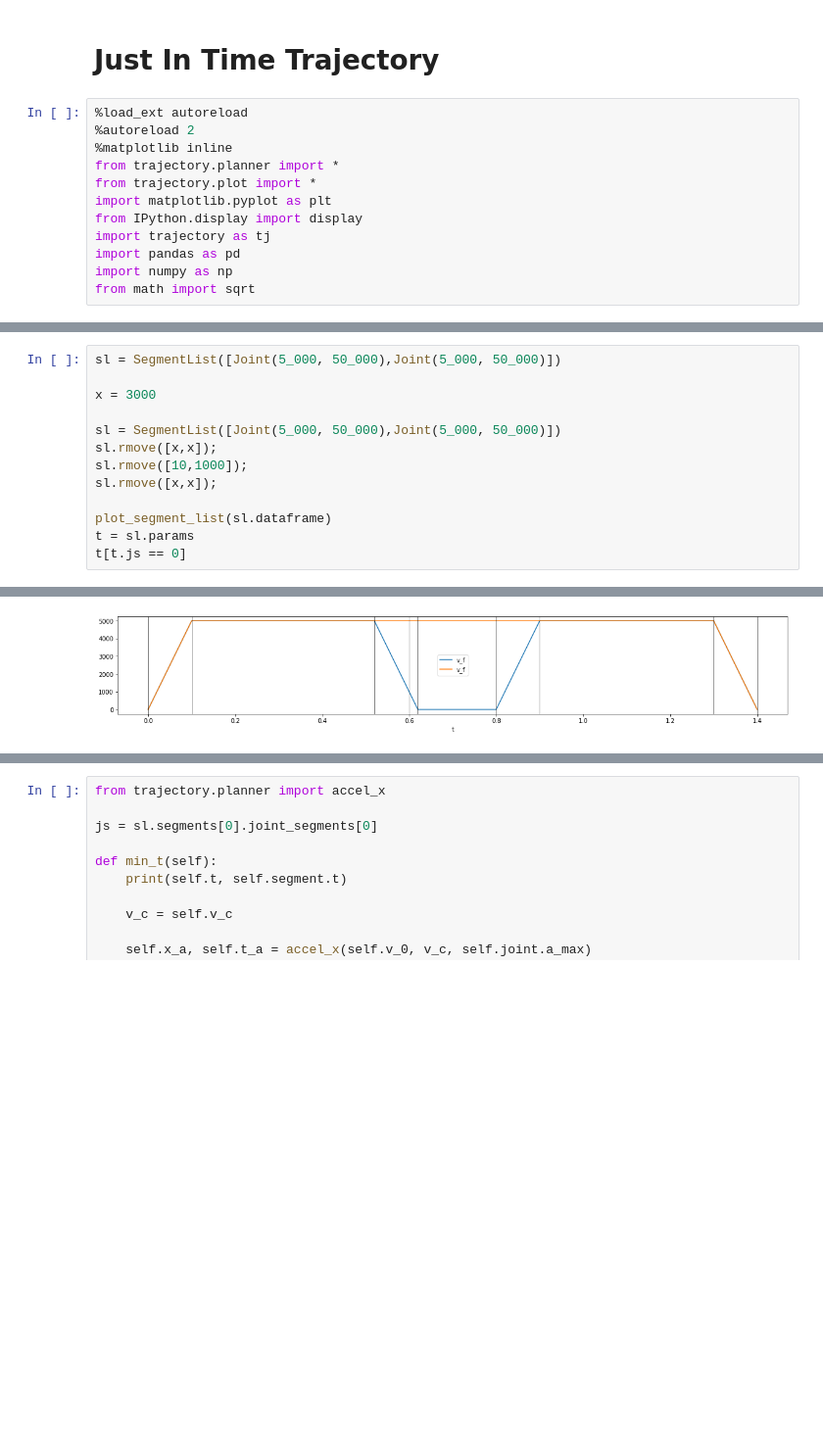
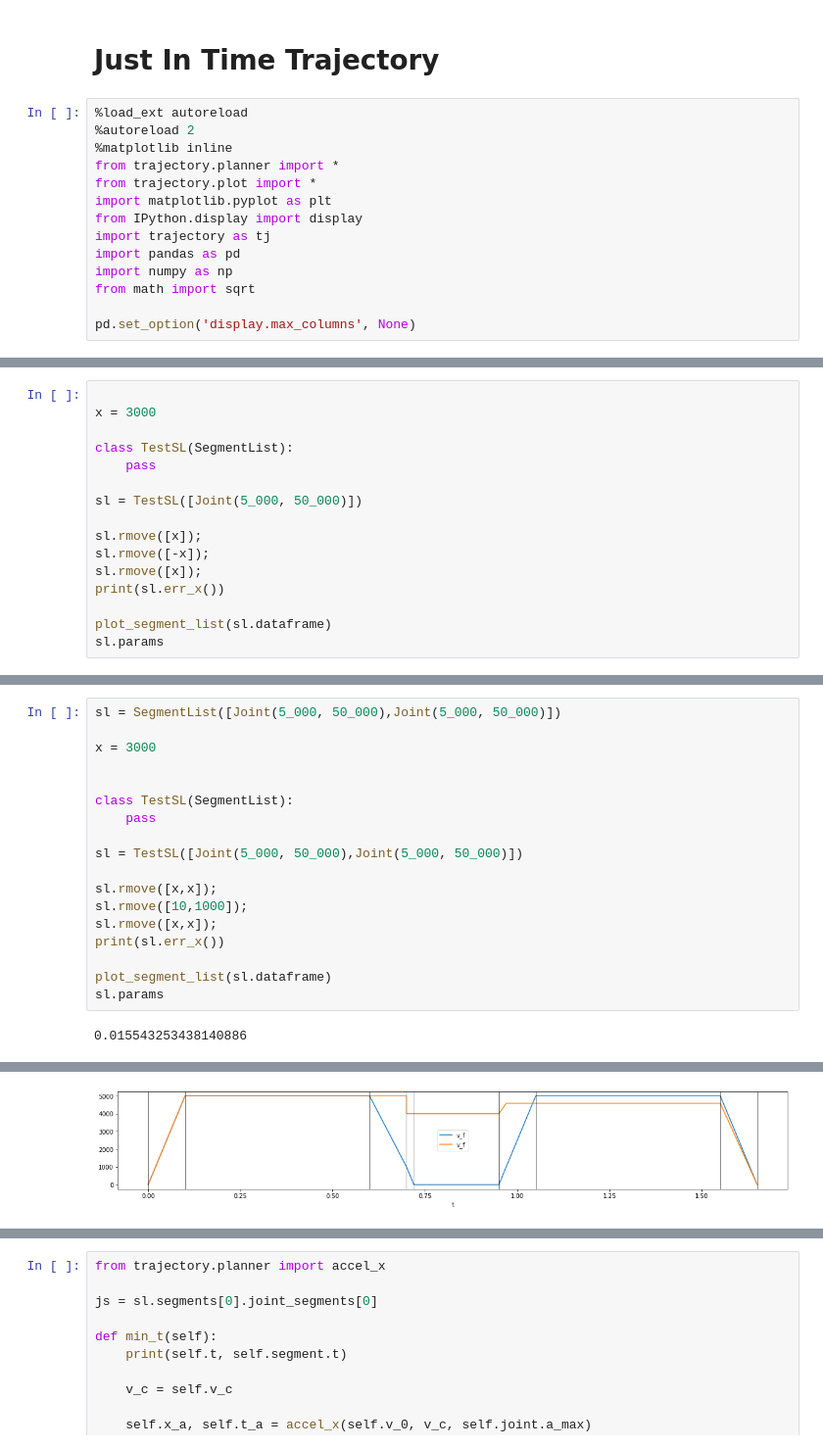
Before and after one commit to Busboombot/trajectory, a Jupyter notebook: design/Notebooks/JITTrajectory.ipynb, the cells around one changed output, grey strips where cells are left out. Shown at 98% size. Drawn from its saved outputs; the diff is of its cells as text; blank space fills up the shorter version.

```diff
--- a/design/Notebooks/JITTrajectory.ipynb
+++ b/design/Notebooks/JITTrajectory.ipynb
@@ -12,4 +12,6 @@ import trajectory as tj
 import pandas as pd
 import numpy as np
 from math import sqrt
+
+pd.set_option('display.max_columns', None)
 # %%
@@ -158,3 +196,19 @@ t[t.js == 0]
 | 11 | 5 | 1 | 0.0 | 1000 | 0.200 | 1 | 5000 | 5000 | 0.0 | 0.0 | 1000.0 | ... |
 ---
 ... (6 outputs left out)
+# %%
+
+x = 3000
+
+class TestSL(SegmentList):
+    pass
+
+sl = TestSL([Joint(5_000, 50_000)])
+
+sl.rmove([x]);
+sl.rmove([-x]);
+sl.rmove([x]);
+print(sl.err_x())
+
+plot_segment_list(sl.dataframe)
+sl.params
@@ -163,13 +224,19 @@ sl = SegmentList([Joint(5_000, 50_000),Joint(5_000, 50_000)])
 
 x = 3000
 
-sl = SegmentList([Joint(5_000, 50_000),Joint(5_000, 50_000)])
+
+class TestSL(SegmentList):
+    pass
+
+sl = TestSL([Joint(5_000, 50_000),Joint(5_000, 50_000)])
+
 sl.rmove([x,x]);
 sl.rmove([10,1000]);
 sl.rmove([x,x]);
+print(sl.err_x())
 
 plot_segment_list(sl.dataframe)
-t = sl.params
-t[t.js == 0]
+sl.params
 # %% [output]
+0.015543253438140886
 |  | seg | js | seg_t | x | t | dir | v_0_max | v_0 | x_a | t_a | x_c | ... |
@@ -179 +249 @@ t[t.js == 0]
-[figure, old version]
+[figure, new version]
```
Also changed, not shown: parts of 15 cells of this notebook, 1 other file.
